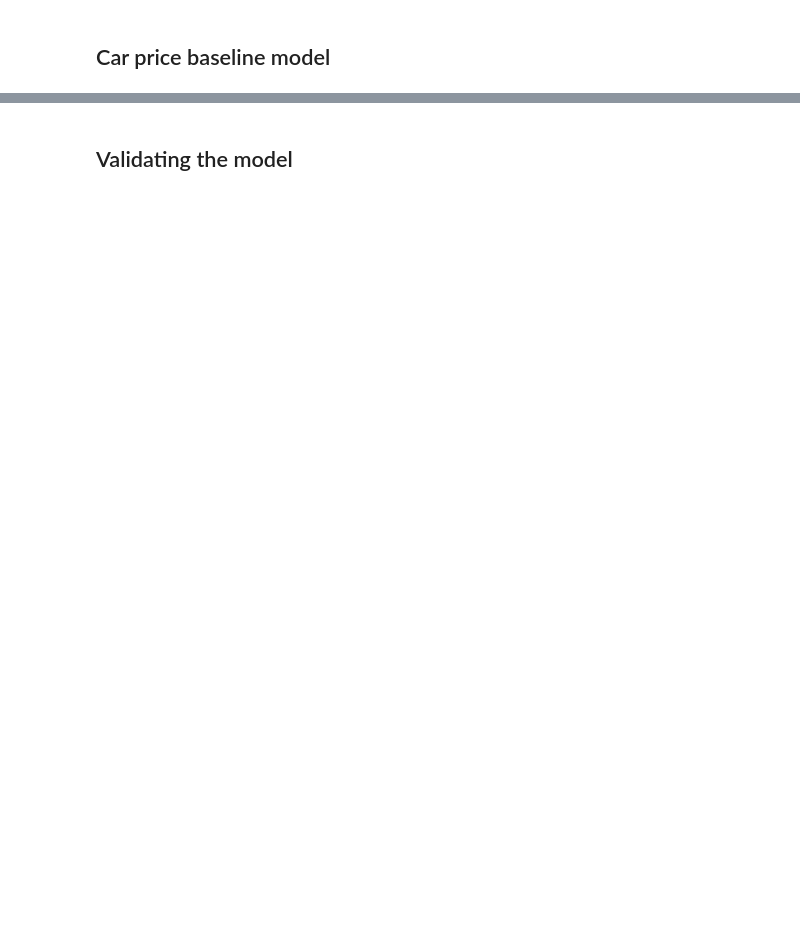
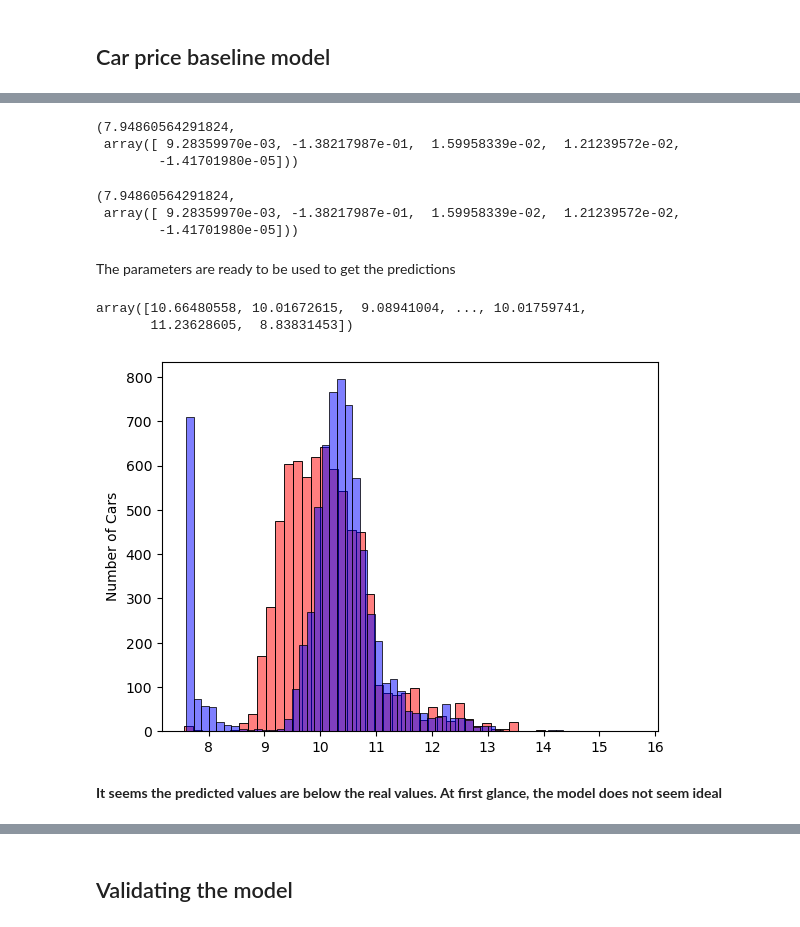
Before and after one commit to filipebodas/ml_zoomcamp_2024, a Jupyter notebook: code/02_regression/car_price.ipynb, the cells around one changed output, grey strips where cells are left out. Saved outputs shown, nothing was run; the diff lists cells and outputs as text; code cells hidden in the pictures; blank space fills up the shorter version.

Commit message:
finalizing regression model

```diff
--- a/code/02_regression/car_price.ipynb
+++ b/code/02_regression/car_price.ipynb
@@ -317,0 +670,2 @@ Start by creating a function for the vector-vector multiplication
+# %%
+train_linear_regression(X_train, y_train)
@@ -317,0 +699,39 @@ Start by creating a function for the vector-vector multiplication
+# %%
+X_train = df_train[base].fillna(0).values
+
+train_linear_regression(X_train, y_train)
+# %% [output]
+(7.94860564291824,
+ array([ 9.28359970e-03, -1.38217987e-01,  1.59958339e-02,  1.21239572e-02,
+        -1.41701980e-05]))
+# %%
+w0, w = train_linear_regression(X_train, y_train)
+
+w0, w
+# %% [output]
+(7.94860564291824,
+ array([ 9.28359970e-03, -1.38217987e-01,  1.59958339e-02,  1.21239572e-02,
+        -1.41701980e-05]))
+# %% [markdown]
+The parameters are ready to be used to get the predictions
+# %%
+# y_pred from the training data set
+
+y_pred = w0 + X_train.dot(w)
+
+y_pred
+# %% [output]
+array([10.66480558, 10.01672615,  9.08941004, ..., 10.01759741,
+       11.23628605,  8.83831453])
+# %%
+sns.histplot(y_pred, color = 'red', alpha = 0.5, bins = 50)
+
+sns.histplot(y_train, color = 'blue', alpha = 0.5, bins = 50)
+
+plt.ylabel('Number of Cars')
+
+plt.show()
+# %% [output]
+[figure, added]
+# %% [markdown]
+**It seems the predicted values are below the real values. At first glance, the model does not seem ideal**
```
Also changed, not shown: parts of 125 cells of this notebook.
